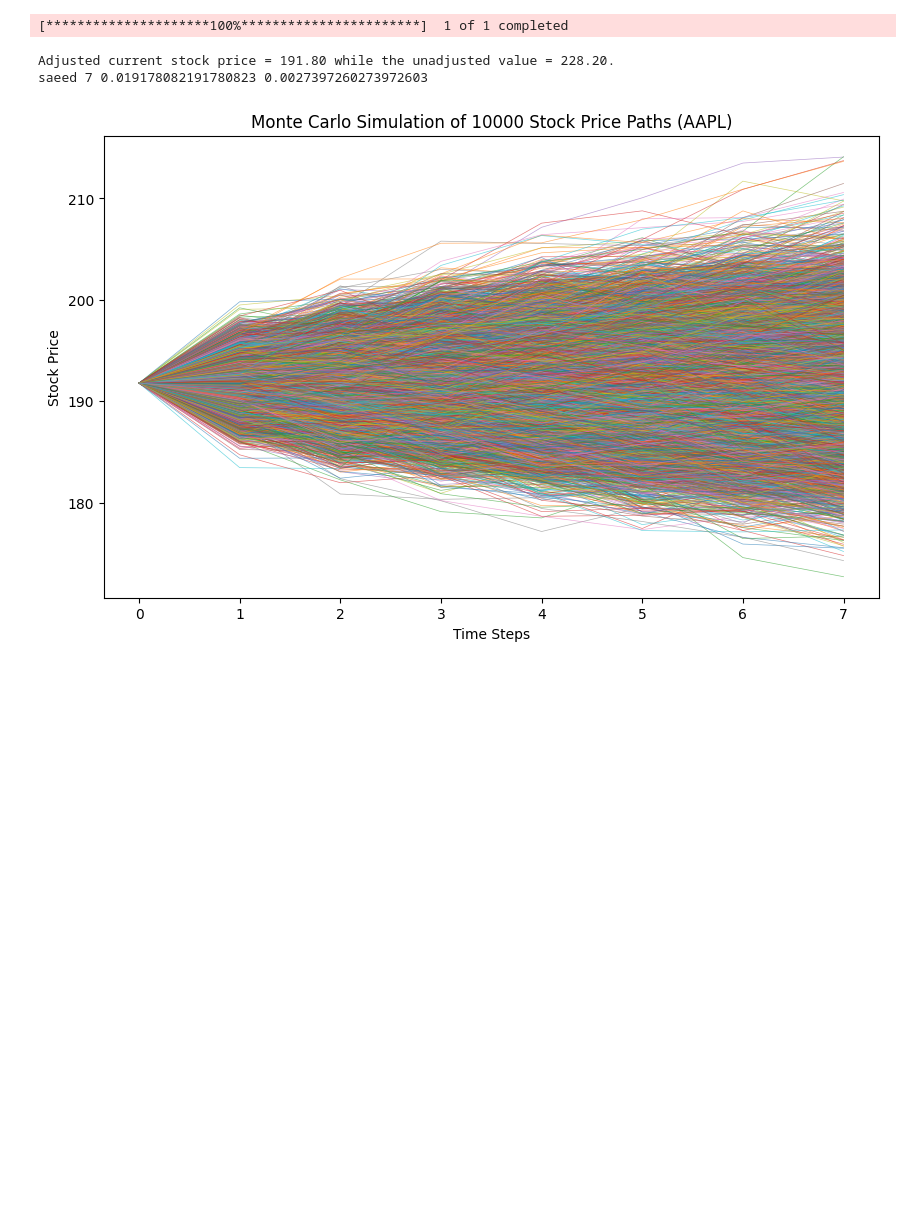
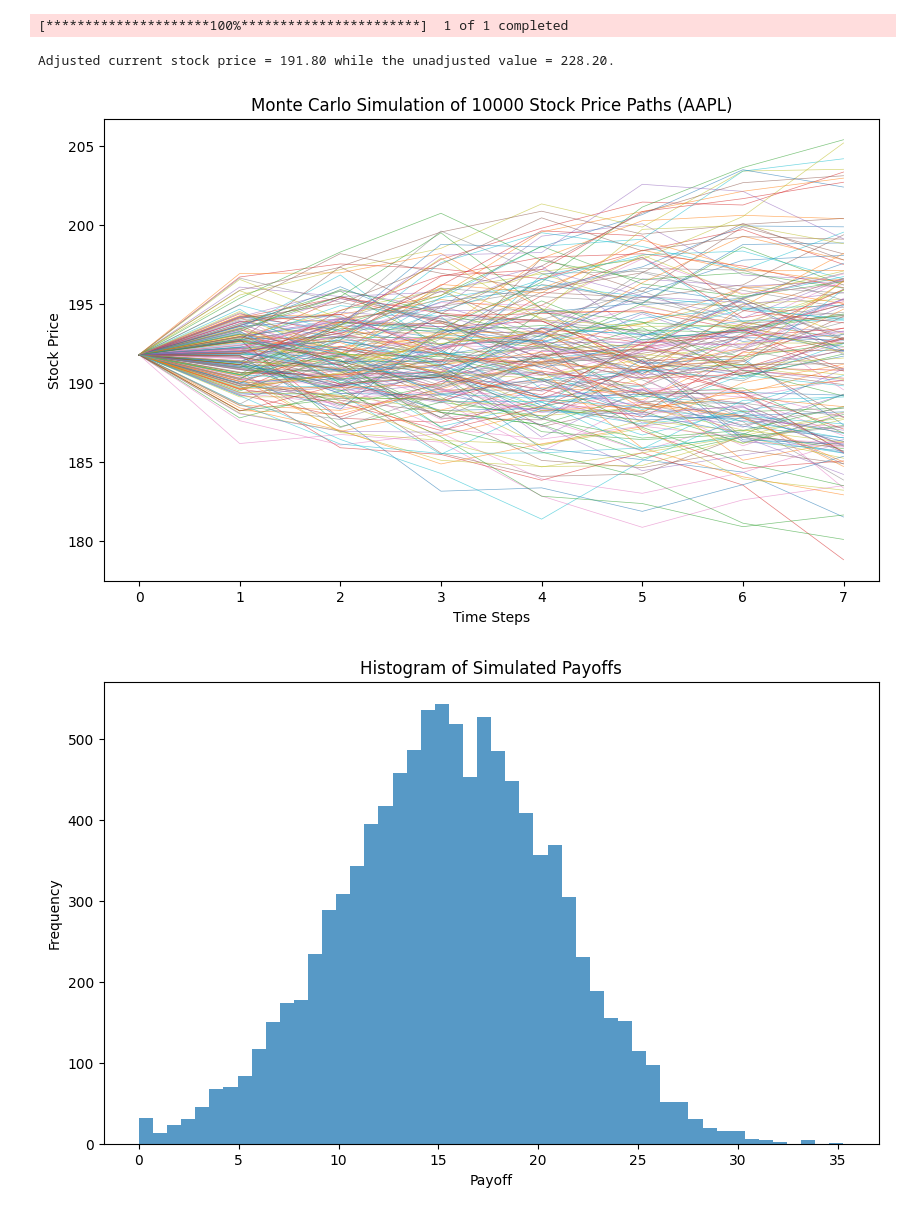
Before and after one commit to saeedbidi/option_pricing, a Jupyter notebook: main.ipynb, the cells around one changed output. Cells and saved outputs as stored; diff of their text form; code cells hidden in the pictures; blank space fills up the shorter version.

Commit message:
modular methods

```diff
--- a/main.ipynb
+++ b/main.ipynb
@@ -53,6 +446,8 @@ def monte_carlo_option_price(S, K, T, r, sigma, num_simulations=10000):
     num_steps = int(T * 365)  # Number of days until maturity
     payoffs = [] # This list will store the payoff from each simulation, which will later be averaged to determine the option price.
     paths = []  # To store all paths
+
+    estimated_prices = [] # Store for convergence plot
     for _ in range(num_simulations):
         ST = S
         path = [S]  # Store each path (starting with initial stock price)
@@ -74,23 +469,59 @@ def monte_carlo_option_price(S, K, T, r, sigma, num_simulations=10000):
             payoffs.append(max(0, K - ST))
 
 
+        # Update estimated option price for convergence plot
+        estimated_prices.append(np.exp(-r * T) * np.mean(payoffs))
     # Discount Factor: np.exp(-r * T): The payoffs are discounted to present value using exp(-r * T), which accounts for the time value of money, ensuring that future payoffs are valued at today's price.
     # Average Payoff: np.mean(payoffs) : Calculate the mean of all the simulated payoffs
     # Return the Option Price: The final option price is the discounted average payoff.
 
 
     # Plot all paths
+    # Visualization 1: Stock price paths
     plt.figure(figsize=(10, 6))
-    for path in paths:
+    for path in paths[:200]:  # Limit to 200 paths for better clarity
         plt.plot(path, linewidth=0.5, alpha=0.6)
 
     plt.title(f'Monte Carlo Simulation of {num_simulations} Stock Price Paths ({ticker})')
     plt.xlabel('Time Steps')
     plt.ylabel('Stock Price')
-    plot_path = os.path.join(OUTPUT_FOLDER, 'Monte Carlo Simulations.png')
+    plot_path = os.path.join(OUTPUT_FOLDER, 'Monte Carlo_Paths.png')
     plt.savefig(plot_path)
     plt.show()
+
+    # Visualization 2: Histogram of payoffs
+    plt.figure(figsize=(10, 6))
+    plt.hist(payoffs, bins=50, alpha=0.75)
+    plt.title('Histogram of Simulated Payoffs')
+    plt.xlabel('Payoff')
+    plt.ylabel('Frequency')
+    plot_histogram = os.path.join(OUTPUT_FOLDER, 'Payoff_Histogram.png')
+    plt.savefig(plot_histogram)
+    plt.show()
+
+    # Visualization 3: Convergence plot
+    plt.figure(figsize=(10, 6))
+    plt.plot(estimated_prices, color='blue', alpha=0.75)
+    plt.title('Convergence of Monte Carlo Option Price')
+    plt.xlabel('Number of Simulations')
+    plt.ylabel('Option Price Estimate')
+    plot_convergence = os.path.join(OUTPUT_FOLDER, 'Convergence_Plot.png')
+    plt.savefig(plot_convergence)
+    plt.show()
     return np.exp(-r * T) * np.mean(payoffs)
+
+# Function for Comparative Pricing Visualization
+def comparative_pricing_plot(bs_price, mc_price, bt_price):
+    methods = ['Black-Scholes', 'Monte Carlo', 'Binomial Tree']
+    prices = [bs_price, mc_price, bt_price]
+
+    plt.figure(figsize=(8, 5))
+    plt.bar(methods, prices, color=['blue', 'green', 'orange'])
+    plt.title('Option Pricing: Black-Scholes vs Monte Carlo vs Binomial Tree')
+    plt.ylabel('Option Price')
+    plot_comparison = os.path.join(OUTPUT_FOLDER, 'Pricing_Comparison.png')
+    plt.savefig(plot_comparison)
+    plt.show()
 
 # General Greeks function
 def greeks(S, K, T, r, sigma, q=0):
@@ -191,7 +622,7 @@ def generate_report(ticker, S, K, T, r, sigma, bs_price, delta, gamma_val, vega_
     - Implied Volatility (IV): {iv * 100:.2f}%
     """
 
-    report_path = os.path.join(OUTPUT_FOLDER, "options_report.txt")
+    report_path = os.path.join(OUTPUT_FOLDER, "options_report_old.txt")
     with open(report_path, "w") as file:
         file.write(report)
 
@@ -212,32 +643,34 @@ if __name__ == "__main__":
     data = get_stock_data(ticker)
     if data is not None:
         S = data['Adj Close'][-1]  # Latest stock price (adjusted for dividends and splits)
 
         print(f'Adjusted current stock price = {S:.2f} while the unadjusted value = {unadjS:.2f}.')
         sigma = calculate_volatility(data)  # Historical volatility
 
         # Calculate option prices
         bs_price = black_scholes_option(S, K, T, r, sigma, q=0)
         mc_price = monte_carlo_option_price(S, K, T, r, sigma)
         bt_price = binomial_tree_option_price(S, K, T, r, sigma, N=100)
 
+        # Generate comparative pricing plot
+        comparative_pricing_plot(bs_price, mc_price, bt_price)
         # Calculate Greeks for call option
         delta, gamma_val, vega_val, theta_val, rho_val = greeks(S, K, T, r, sigma)
 
         # Implied volatility calculation
         market_price = 22.25
         iv = implied_volatility(S, K, T, r, market_price)
 
         # Generate and save report
         generate_report(ticker, S, K, T, r, sigma, bs_price, delta, gamma_val, vega_val, theta_val, rho_val, iv, market_price, mc_price, bt_price)
 
         # Plot call and put option price vs stock price
         S_range = np.linspace(S * 0.8, S * 1.2, 100)  # Stock price range for plot
         K_list = [K, K * 1.1, K * 0.9]  # Different strike prices for comparison
 
         plot_option_price_vs_stock_price(S_range, K_list, T, r, sigma)
 # %% [output]
 [*********************100%***********************]  1 of 1 completed
 Adjusted current stock price = 191.80 while the unadjusted value = 228.20.
-saeed 7 0.019178082191780823 0.0027397260273972603
-[figure, old version]
+[figure, new version]
+[figure, new version]
```
Also changed, not shown: parts of 2 cells of this notebook, 15 other files.
